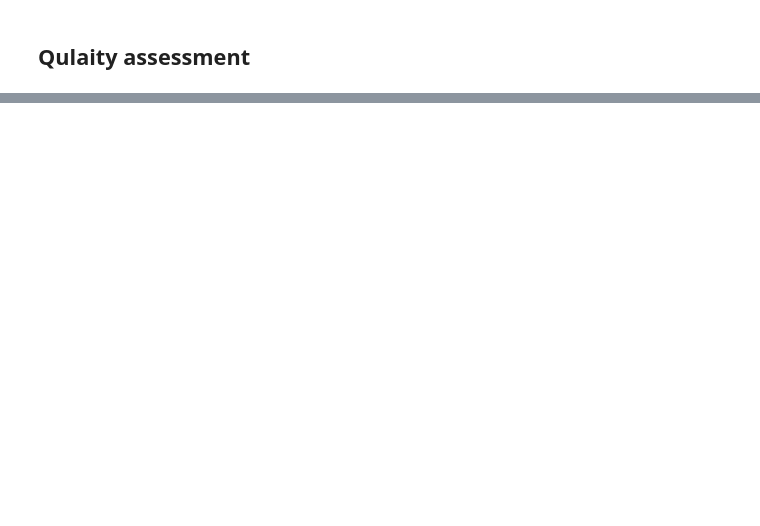
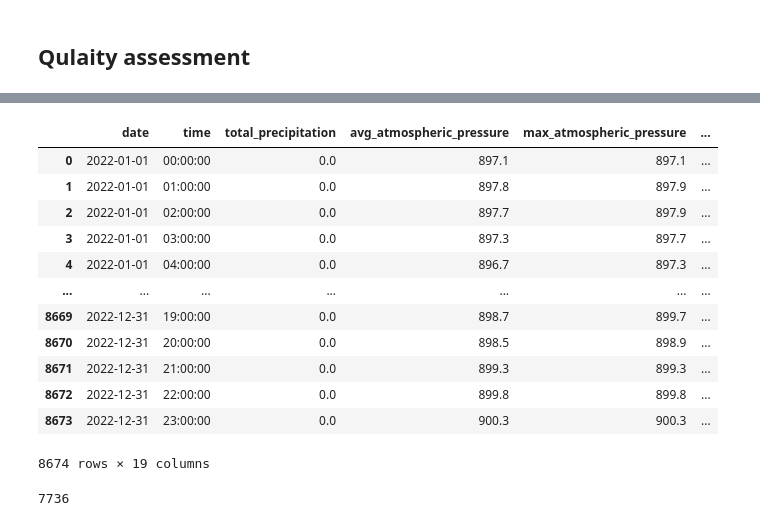
Before and after one commit to schmidtvinicius/data-engineering, a Jupyter notebook: quality-assessment/analysis.ipynb, the cells around one changed output, grey strips where cells are left out. Cells and saved outputs as stored; diff of their text form; code cells hidden in the pictures; blank space fills up the shorter version.

```diff
--- a/quality-assessment/analysis.ipynb
+++ b/quality-assessment/analysis.ipynb
@@ -52,9 +49,9 @@ df.drop_duplicates(subset=['date', 'time'])
 # %%
 def parse_time(time:str) -> str:
     if re.match('^([01][\d]|2[0-3])([0-5][\d]) UTC$',time) is not None:
-        return time[:2] + ':' + time[2:4]
+        time = time[:2] + ':' + time[2:4]
 
-    return time
+    return time+':00'
 
 
 def parse_date(date:str) -> str:
@@ -100,12 +97,32 @@ duckdb.sql(f"SELECT parse_time(time) AS time,COLUMNS(* EXCLUDE time) FROM df WHE
 df = duckdb.sql("SELECT * FROM df EXCEPT SELECT * FROM df WHERE COLUMNS(* EXCLUDE (date,time)) IS NULL ORDER BY date, time").to_df()
 # %%
 df = duckdb.sql("""
-           SELECT parse_date(date) AS date,
-            parse_time(time) AS time,
+           SELECT parse_date(date)::date AS date,
+            parse_time(time)::time AS time,
            COLUMNS(* EXCLUDE (wind_direction,max_relative_air_humidity,min_relative_air_humidity,relative_air_humidity,time,date,wind_speed)),
            max_relative_air_humidity::UTINYINT AS max_relative_air_humidity,
            min_relative_air_humidity::UTINYINT AS min_relative_air_humidity,
            relative_air_humidity::UTINYINT AS relative_air_humidity,
            wind_direction::USMALLINT AS wind_direction,
            wind_speed
-           FROM df""").to_csv('bla.csv')
+           FROM df""").to_df()
+# %%
+df
+# %% [output]
+|  | date | time | total_precipitation | avg_atmospheric_pressure | max_atmospheric_pressure | ... |
+| 0 | 2022-01-01 | 00:00:00 | 0.0 | 897.1 | 897.1 | ... |
+| 1 | 2022-01-01 | 01:00:00 | 0.0 | 897.8 | 897.9 | ... |
+| 2 | 2022-01-01 | 02:00:00 | 0.0 | 897.7 | 897.9 | ... |
+| 3 | 2022-01-01 | 03:00:00 | 0.0 | 897.3 | 897.7 | ... |
+| 4 | 2022-01-01 | 04:00:00 | 0.0 | 896.7 | 897.3 | ... |
+| ... | ... | ... | ... | ... | ... | ... |
+| 8669 | 2022-12-31 | 19:00:00 | 0.0 | 898.7 | 899.7 | ... |
+| 8670 | 2022-12-31 | 20:00:00 | 0.0 | 898.5 | 898.9 | ... |
+| 8671 | 2022-12-31 | 21:00:00 | 0.0 | 899.3 | 899.3 | ... |
+| 8672 | 2022-12-31 | 22:00:00 | 0.0 | 899.8 | 899.8 | ... |
+| 8673 | 2022-12-31 | 23:00:00 | 0.0 | 900.3 | 900.3 | ... |
+8674 rows × 19 columns
+# %%
+df['wind_direction'].count()
+# %% [output]
+7736
```
Also changed, not shown: parts of 3 cells of this notebook.
